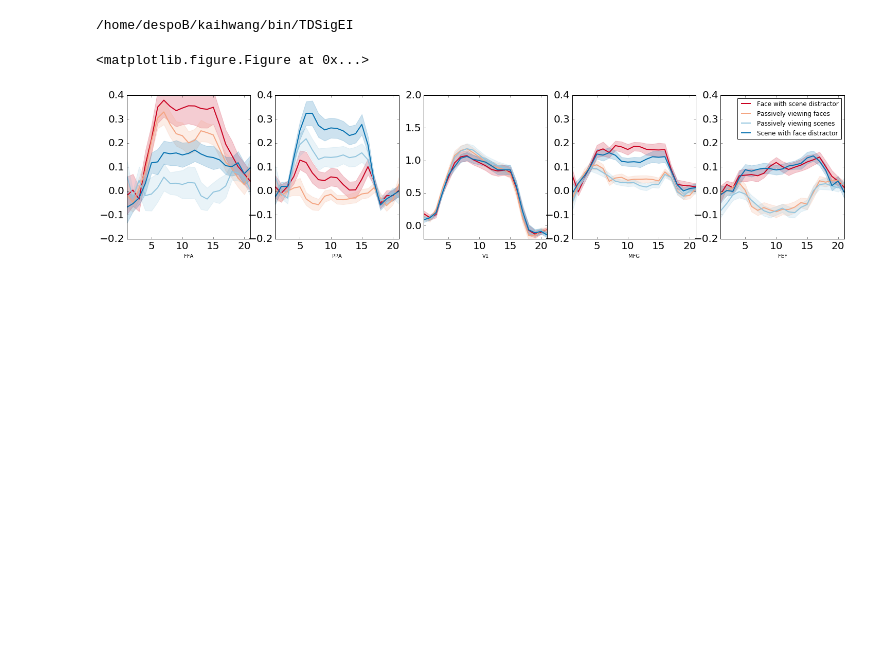
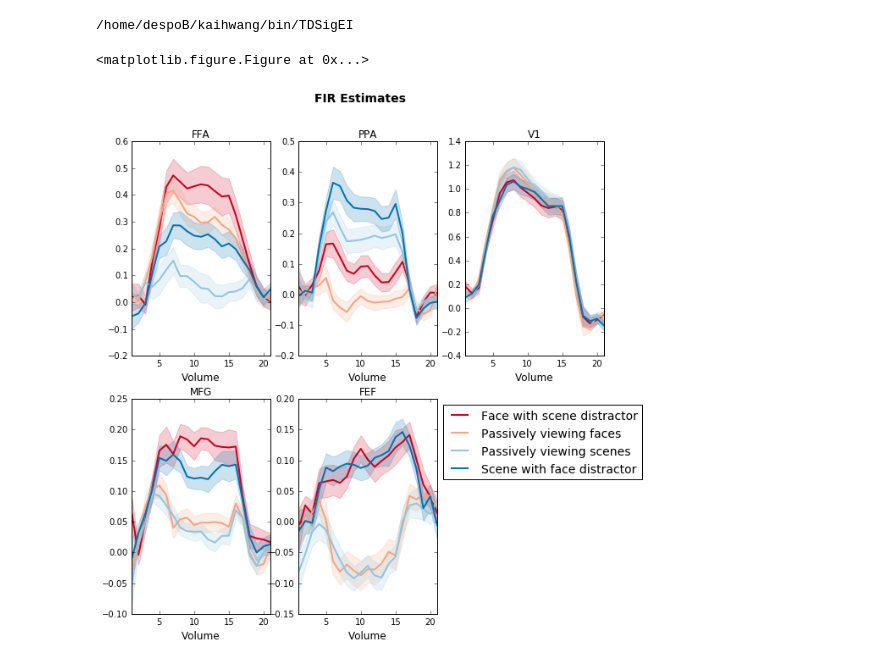
Before and after one commit to kaihwang/TDSigEI, a Jupyter notebook: Models/Plot FIR.ipynb, the cells around one changed output. Cells and saved outputs as stored; diff of their text form; code cells hidden in the pictures; blank space fills up the shorter version.

```diff
--- a/Models/Plot FIR.ipynb
+++ b/Models/Plot FIR.ipynb
@@ -24,35 +24,36 @@ sem_df = FIR_df.groupby(['ROI','Condition','Volume']).sem().reset_index()
 /home/despoB/kaihwang/bin/TDSigEI
 # %%
 #conditions
-plt.rc('xtick', labelsize=20)
-plt.rc('ytick', labelsize=20)
+plt.rc('xtick', labelsize=10)
+plt.rc('ytick', labelsize=10)
 ROIs = ['FFA', 'PPA', 'V1', 'MFG', 'FEF']
 Conditions =['FH', 'Fp', 'Hp', 'HF']
 Labels = ['Face with scene distractor', 'Passively viewing faces ', 'Passively viewing scenes', 'Scene with face distractor']
 x = np.arange(1,22)
 #get colormap
 cmap = brewer2mpl.get_map('RdBu','diverging', 4)
 plt.figure(1)
-plt.figure(figsize=(25,5))
+plt.figure(figsize=(10,10))
+plt.suptitle('FIR Estimates', fontsize=14, fontweight='bold')
 for r, roi in enumerate(ROIs):
-    plt.subplot(1, 5, r+1)
+    ax=plt.subplot(2, 3, r+1)
 
     for i, c in enumerate(Conditions):
         y = np.array(mean_df[(mean_df['ROI'] == roi) & (mean_df['Condition'] == c)]['Beta'])
         error = np.array(sem_df[(mean_df['ROI'] == roi) & (mean_df['Condition'] == c)]['Beta'])
         plt.plot(x, y, color = cmap.hex_colors[i], linewidth=2  )
-
+        ax.set_title(roi)
         plt.fill_between(x, y-1*error, y+1*error, alpha=0.2, edgecolor=cmap.hex_colors[i],
                      facecolor=cmap.hex_colors[i], label=c)
-        if roi == 'V1':
-            plt.ylim(-0.2, 2)
-        else:
-            plt.ylim(-0.2, 0.4)
+        #if roi == 'V1':
+        #    plt.ylim(-0.2, 2)
+        #else:
+        #    plt.ylim(-0.2, 0.5)
         plt.xlim(1, 21)
-        plt.xlabel(roi)
-plt.legend(Labels)
-plt.show()
-#avefig('/home/despoB/kaihwang/bin/TDSigEI/FIR_estimates.jpg')
+        plt.xlabel('Volume', fontsize=12)
+plt.legend(Labels, fontsize=14, loc='outside', bbox_to_anchor=(1, 1))
+#plt.show()
+plt.savefig('/home/despoB/kaihwang/bin/TDSigEI/FIR_estimates.pdf')
 # %% [output]
 <matplotlib.figure.Figure at 0x...>
-[figure, old version]
+[figure, new version]
```
Also changed, not shown: 12 other files.
